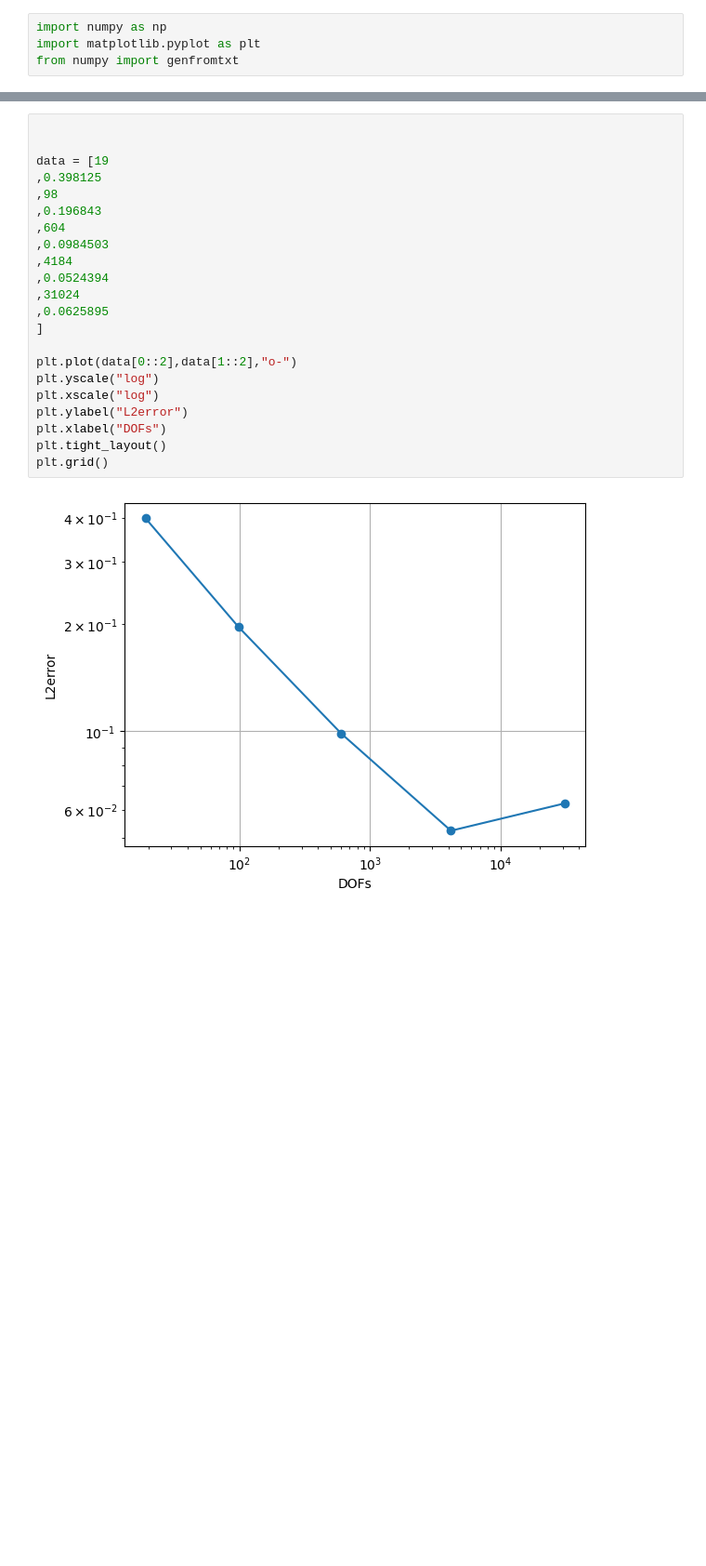
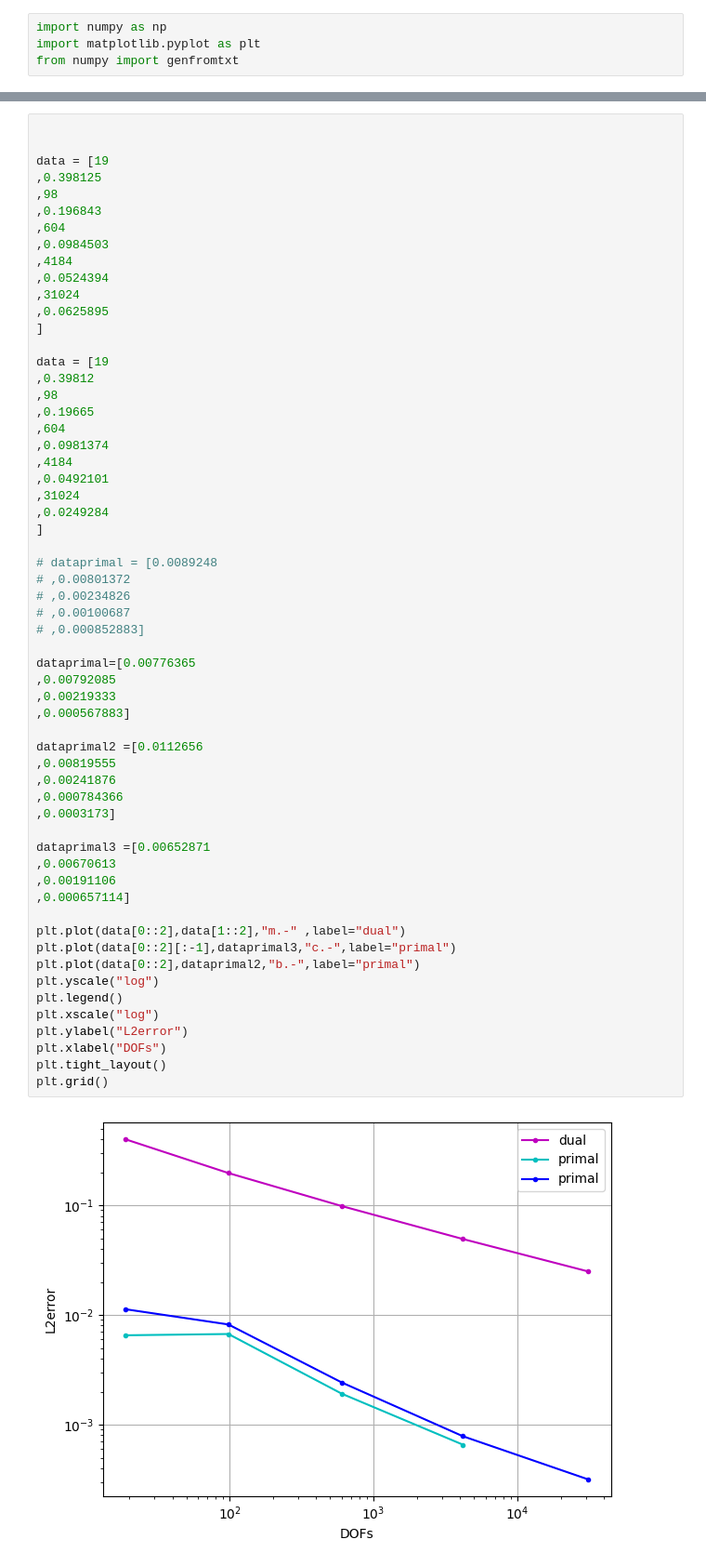
Before and after one commit to markusrenoldner/MEHCscheme, a Jupyter notebook: scripts/plots_dirichlet_conv.ipynb, the cells around one changed output, grey strips where cells are left out. Shown: that part at 93% size. Cells and saved outputs as stored; diff of their text form; blank space fills up the shorter version.

Commit message:
plots

```diff
--- a/scripts/plots_dirichlet_conv.ipynb
+++ b/scripts/plots_dirichlet_conv.ipynb
@@ -7,24 +39,61 @@ from numpy import genfromtxt
 # %%
 
 
 data = [19
 ,0.398125
 ,98
 ,0.196843
 ,604
 ,0.0984503
 ,4184
 ,0.0524394
 ,31024
 ,0.0625895
 ]
 
-plt.plot(data[0::2],data[1::2],"o-")
+data = [19
+,0.39812
+,98
+,0.19665
+,604
+,0.0981374
+,4184
+,0.0492101
+,31024
+,0.0249284
+]
+
+# dataprimal = [0.0089248
+# ,0.00801372
+# ,0.00234826
+# ,0.00100687
+# ,0.000852883]
+
+dataprimal=[0.00776365
+,0.00792085
+,0.00219333
+,0.000567883]
+
+dataprimal2 =[0.0112656
+,0.00819555
+,0.00241876
+,0.000784366
+,0.0003173]
+
+dataprimal3 =[0.00652871
+,0.00670613
+,0.00191106
+,0.000657114]
+
+plt.plot(data[0::2],data[1::2],"m.-" ,label="dual")
+plt.plot(data[0::2][:-1],dataprimal3,"c.-",label="primal")
+plt.plot(data[0::2],dataprimal2,"b.-",label="primal")
 plt.yscale("log")
+plt.legend()
 plt.xscale("log")
 plt.ylabel("L2error")
 plt.xlabel("DOFs")
 plt.tight_layout()
 plt.grid()
 # %% [output]
-[figure, old version]
+[figure, new version]
```
Also changed, not shown: parts of 10 cells of this notebook, 2 other files.
